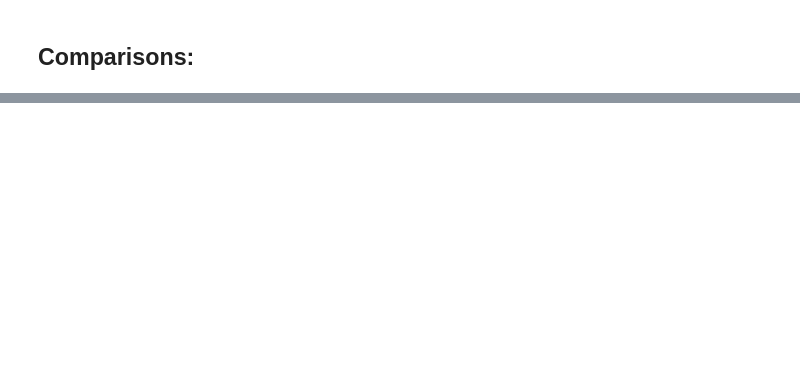
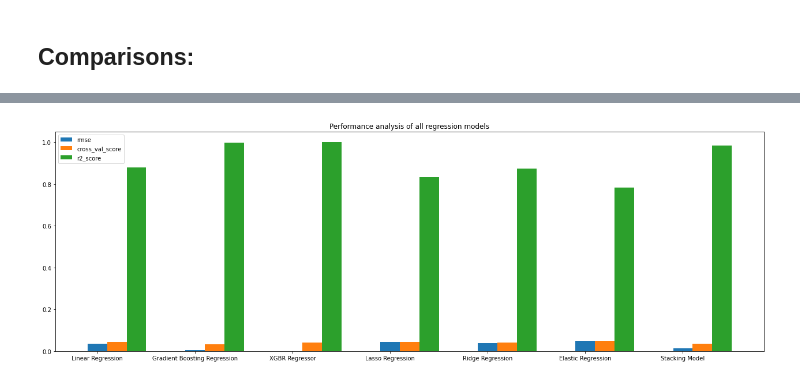
Before and after one commit to Ghanashri-m/255_Team_02, a Jupyter notebook: code/app/Models.ipynb, the cells around one changed output, grey strips where cells are left out. Saved outputs shown, nothing was run; the diff lists cells and outputs as text; code cells hidden in the pictures; blank space fills up the shorter version.

```diff
--- a/code/app/Models.ipynb
+++ b/code/app/Models.ipynb
@@ -453,2 +453,34 @@ output_df
 1459 rows × 2 columns
+# %%
+# Comparison of the models
+# Define Data
+
+model_length = models
+rmse = models_rmse
+cross_val_score = models_cross_val_score
+r2_score = models_r2_score
+
+x_axis = np.arange(len(model_length))
+
+plt.figure(figsize=(22, 7))
+# Multi bar Chart
+
+plt.bar(x_axis , rmse, width=0.2, label = 'rmse')
+plt.bar(x_axis +0.20, cross_val_score, width=0.2, label = 'cross_val_score')
+plt.bar(x_axis +0.20*2, r2_score, width=0.2, label = 'r2_score')
+
+# Xticks
+
+plt.xticks(x_axis,model_length)
+
+# Add legend
+plt.title("Performance analysis of all regression models")
+
+plt.legend()
+
+# Display
+
+plt.show()
+# %% [output]
+[figure, added]
 # %%
```
Also changed, not shown: parts of 14 cells of this notebook, 1 other file.
